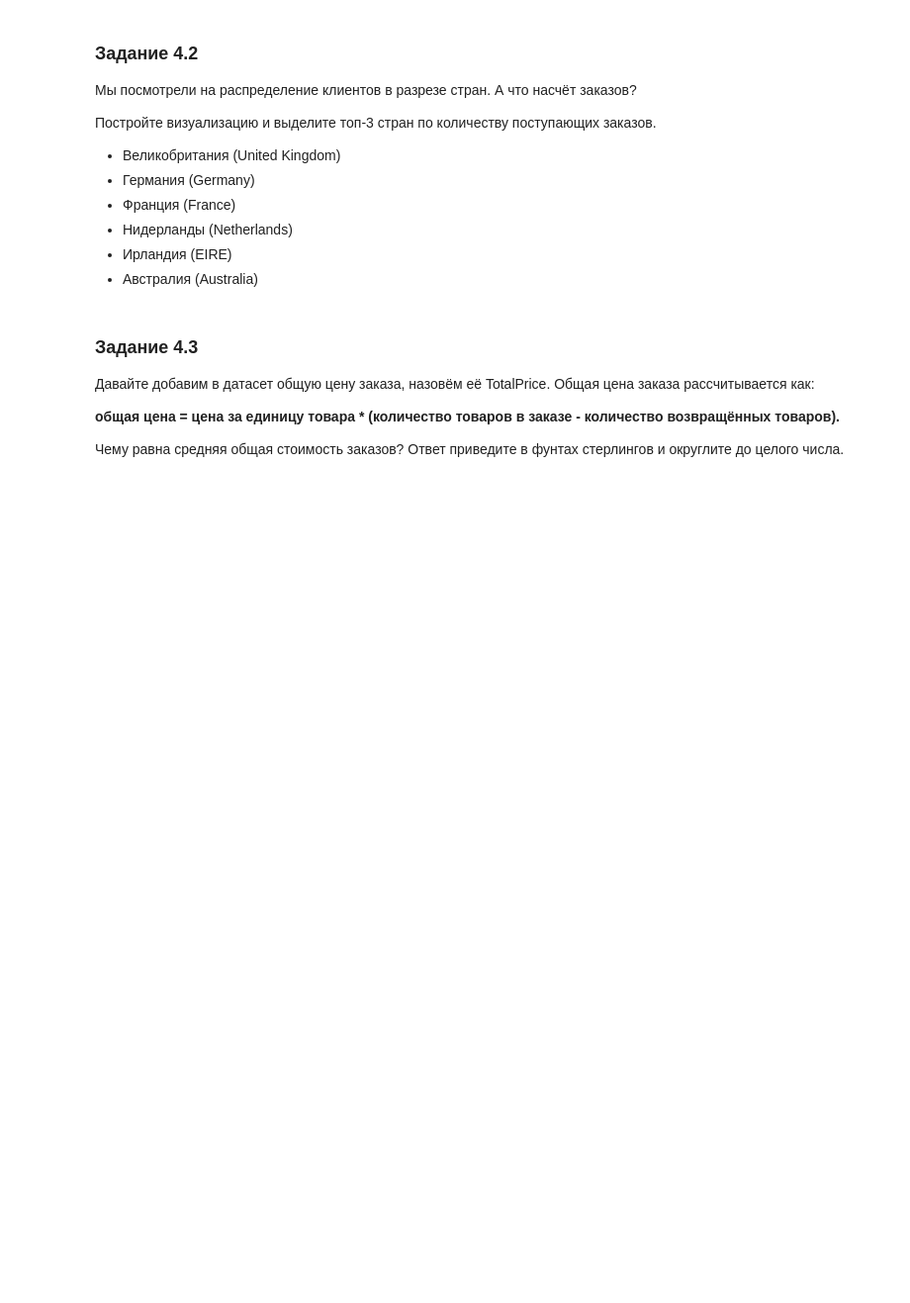
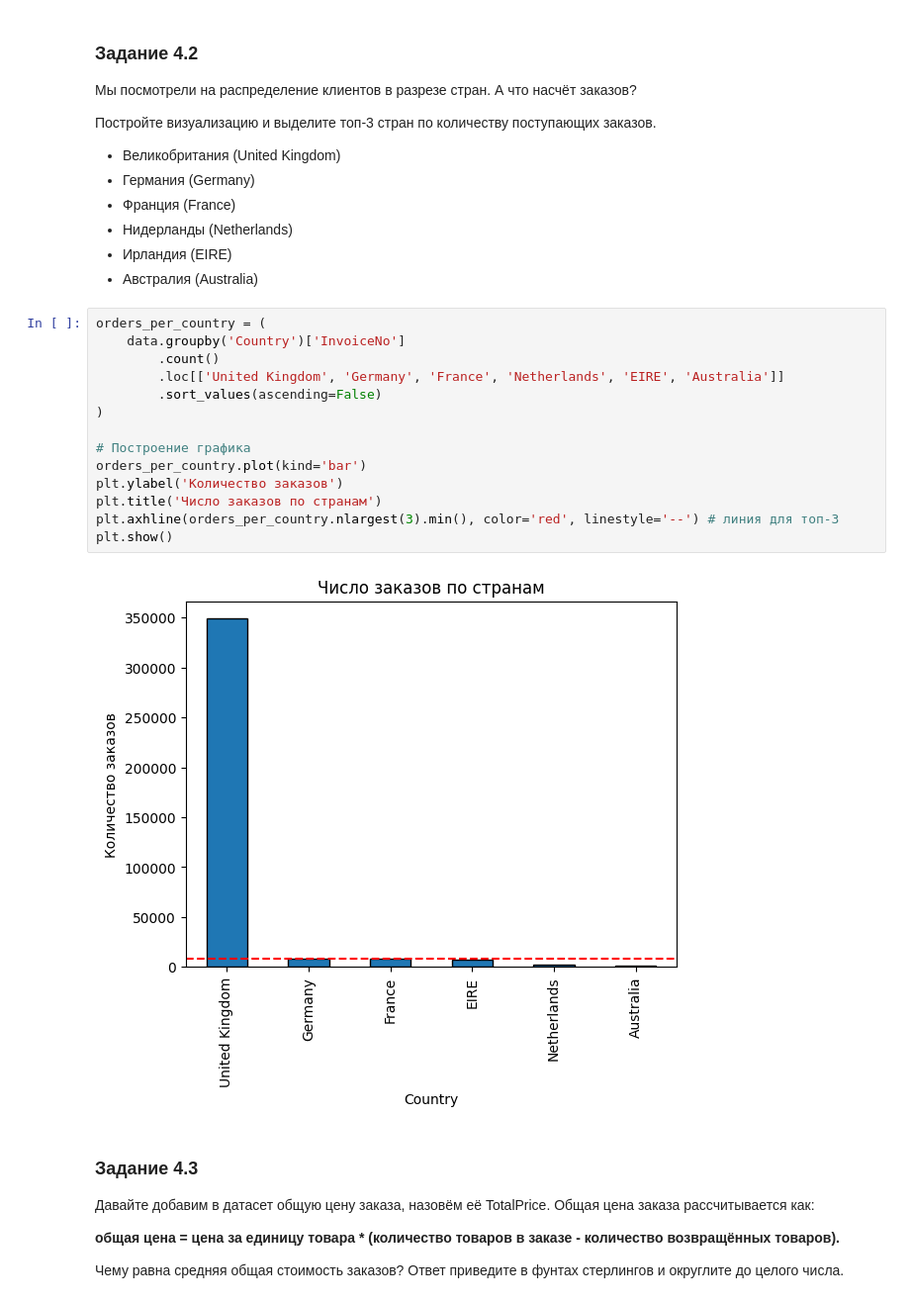
Before and after one commit to Mekhty111/Customer_Segmentation, a Jupyter notebook: Project-6. Ноутбук-шаблон.ipynb, the cells around one changed output. Shown: that part at 99% size. Cells and saved outputs as stored; diff of their text form; blank space fills up the shorter version.

```diff
--- a/Project-6. Ноутбук-шаблон.ipynb
+++ b/Project-6. Ноутбук-шаблон.ipynb
@@ -515,6 +518,22 @@ dtype: int64
 * Нидерланды (Netherlands)
 * Ирландия (EIRE)
 * Австралия (Australia)
+# %%
+orders_per_country = (
+    data.groupby('Country')['InvoiceNo']
+        .count()
+        .loc[['United Kingdom', 'Germany', 'France', 'Netherlands', 'EIRE', 'Australia']]
+        .sort_values(ascending=False)
+)
+
+# Построение графика
+orders_per_country.plot(kind='bar')
+plt.ylabel('Количество заказов')
+plt.title('Число заказов по странам')
+plt.axhline(orders_per_country.nlargest(3).min(), color='red', linestyle='--') # линия для топ-3
+plt.show()
+# %% [output]
+[figure, added]
 # %% [markdown]
 ### Задание 4.3
 Давайте добавим в датасет общую цену заказа, назовём её TotalPrice.
```
Also changed, not shown: parts of 3 cells of this notebook.
